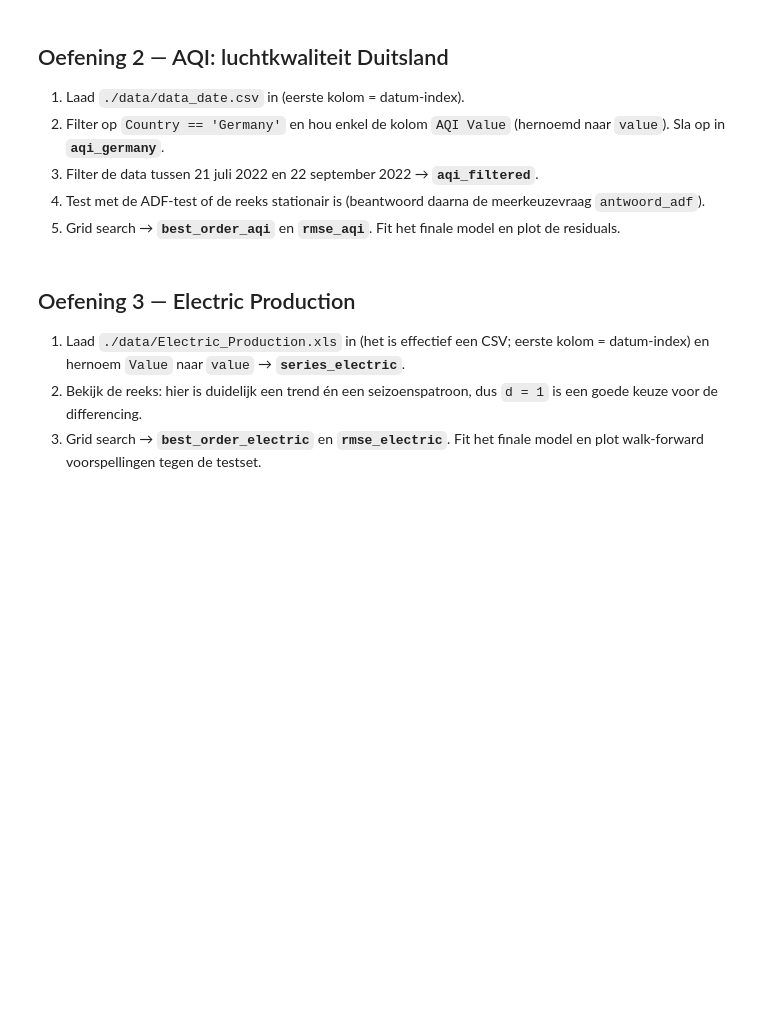
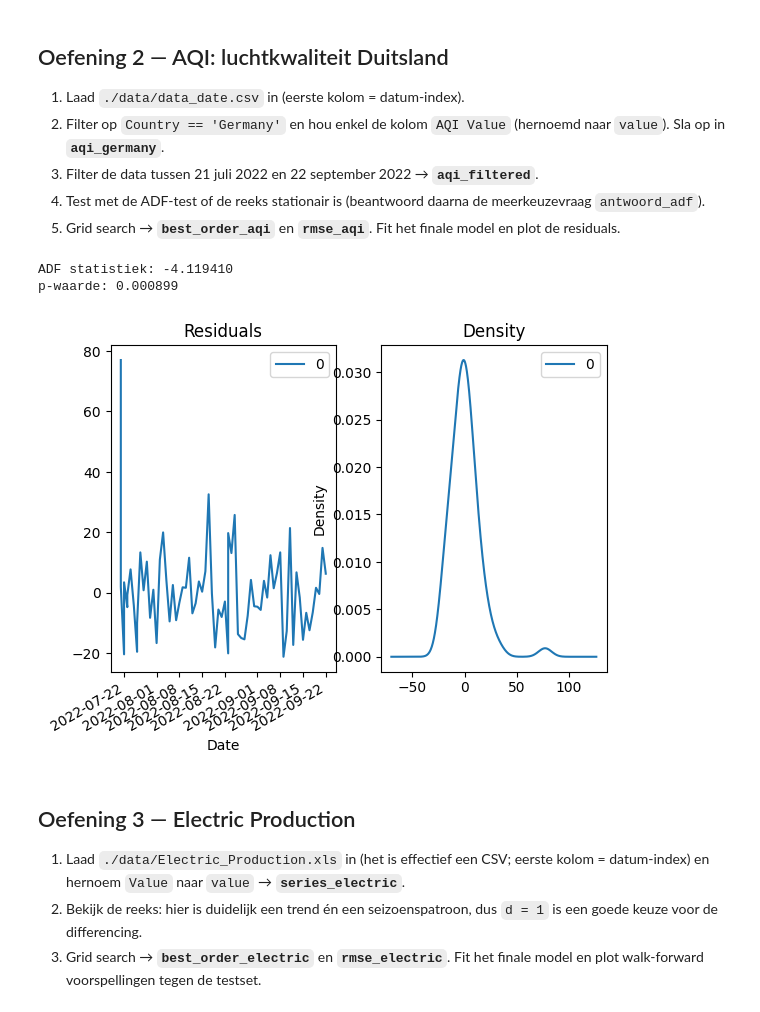
Before and after one commit to NGO-AP/ML-Algo-student, a Jupyter notebook: exercises_with_checks/week04/arima_checkpoint_opgave_01.ipynb, the cells around one changed output. Drawn from its saved outputs; the diff is of its cells as text; code cells hidden in the pictures; blank space fills up the shorter version.

```diff
--- a/exercises_with_checks/week04/arima_checkpoint_opgave_01.ipynb
+++ b/exercises_with_checks/week04/arima_checkpoint_opgave_01.ipynb
@@ -91,6 +140,38 @@ q_values = [0, 1]
    plot de residuals.
 # %%
 # TODO: vul hier je oplossing in (zie opdracht hierboven)
+
+# Stap 1
+df = pd.read_csv("./data/data_date.csv", sep=",", index_col=0, parse_dates=['Date'], date_format='%Y-%m-%d')
+
+# Stap 2
+aqi_germany = df[df['Country'] == 'Germany'][['AQI Value']]
+aqi_germany.rename(columns={'AQI Value': 'value'}, inplace=True)
+
+# Stap 3
+aqi_germany = aqi_germany.sort_index()
+aqi_filtered = aqi_germany.loc['2022-07-21':'2022-09-22']
+
+# Stap 4
+result = adfuller(aqi_filtered.value.dropna())
+print('ADF statistiek: %f' % result[0])
+print('p-waarde: %f' % result[1])
+# P is kleiner dan 0.05. Dit betekent dat de reeks stationair is en er dus geen differencing nodig is.
+
+# Stap 5
+best_order_aqi, rmse_aqi = grid_search_arima(aqi_filtered.value, p_values, d_values, q_values)
+model = ARIMA(aqi_filtered.value, order=best_order_aqi)
+model_fit = model.fit()
+
+residuals = pd.DataFrame(model_fit.resid)
+fig, ax = plt.subplots(1,2)
+residuals.plot(title="Residuals", ax=ax[0])
+residuals.plot(kind='kde', title='Density', ax=ax[1])
+plt.show()
+# %% [output]
+ADF statistiek: -4.119410
+p-waarde: 0.000899
+[figure, added]
 # %% [markdown]
 ## Oefening 3 — Electric Production
 
```
Also changed, not shown: parts of 4 cells of this notebook, 5 other files.
